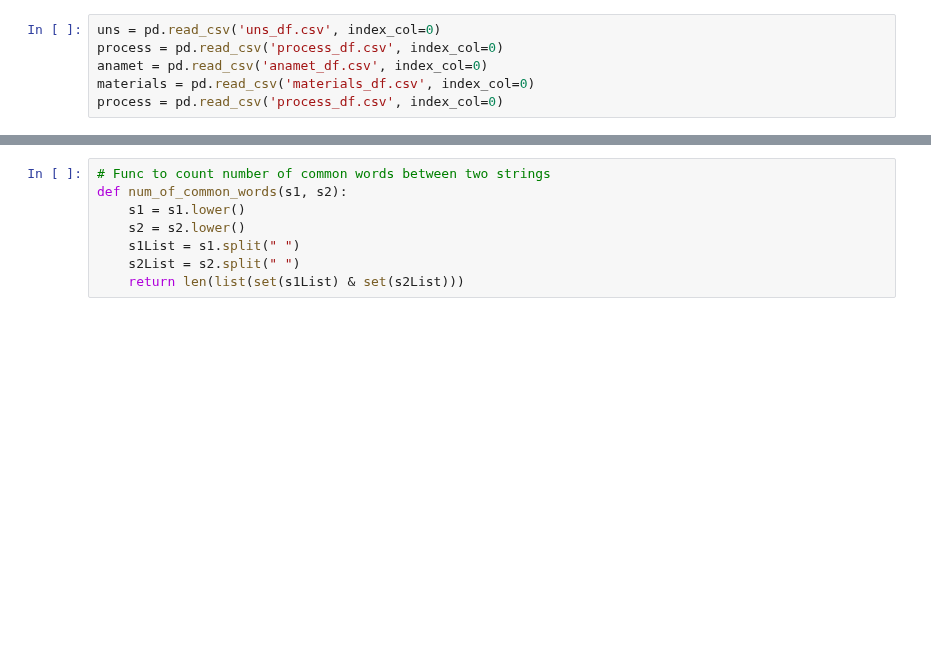
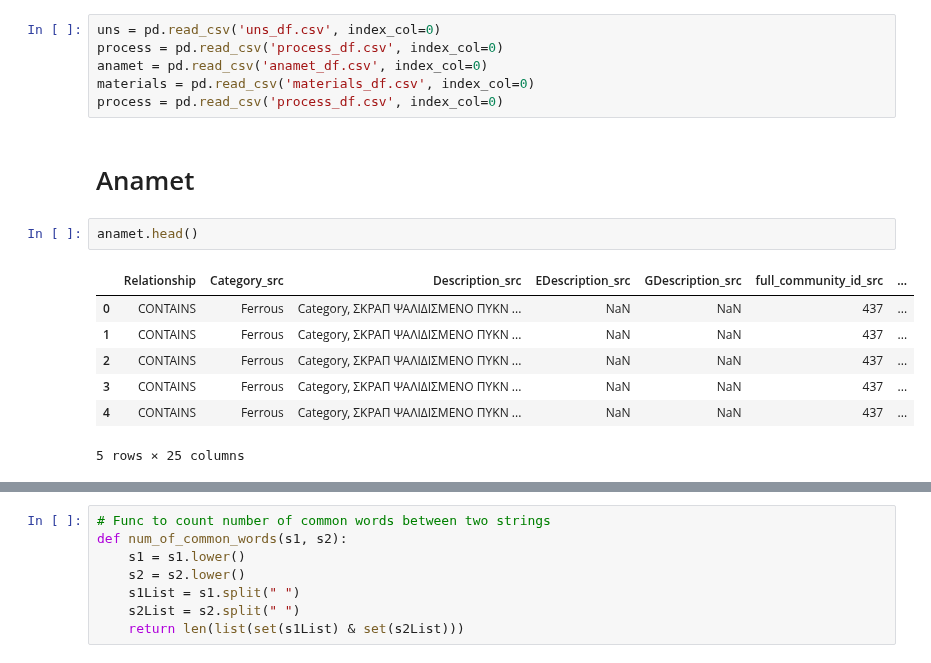
Before and after one commit to costasmexis/phd, a Jupyter notebook: scrap/Untitled.ipynb, the cells around one changed output, grey strips where cells are left out. Saved outputs shown, nothing was run; the diff lists cells and outputs as text; blank space fills up the shorter version.

```diff
--- a/scrap/Untitled.ipynb
+++ b/scrap/Untitled.ipynb
@@ -13,3 +13,15 @@ process = pd.read_csv('process_df.csv', index_col=0)
 anamet = pd.read_csv('anamet_df.csv', index_col=0)
 materials = pd.read_csv('materials_df.csv', index_col=0)
 process = pd.read_csv('process_df.csv', index_col=0)
+# %% [markdown]
+# Anamet
+# %%
+anamet.head()
+# %% [output]
+|  | Relationship | Category_src | Description_src | EDescription_src | GDescription_src | full_community_id_src | ... |
+| 0 | CONTAINS | Ferrous | Category, ΣΚΡΑΠ ΨΑΛΙΔΙΣΜΕΝΟ ΠΥΚΝ ... | NaN | NaN | 437 | ... |
+| 1 | CONTAINS | Ferrous | Category, ΣΚΡΑΠ ΨΑΛΙΔΙΣΜΕΝΟ ΠΥΚΝ ... | NaN | NaN | 437 | ... |
+| 2 | CONTAINS | Ferrous | Category, ΣΚΡΑΠ ΨΑΛΙΔΙΣΜΕΝΟ ΠΥΚΝ ... | NaN | NaN | 437 | ... |
+| 3 | CONTAINS | Ferrous | Category, ΣΚΡΑΠ ΨΑΛΙΔΙΣΜΕΝΟ ΠΥΚΝ ... | NaN | NaN | 437 | ... |
+| 4 | CONTAINS | Ferrous | Category, ΣΚΡΑΠ ΨΑΛΙΔΙΣΜΕΝΟ ΠΥΚΝ ... | NaN | NaN | 437 | ... |
+5 rows × 25 columns
```
Also changed, not shown: parts of 1 cell of this notebook, 4 other files.
